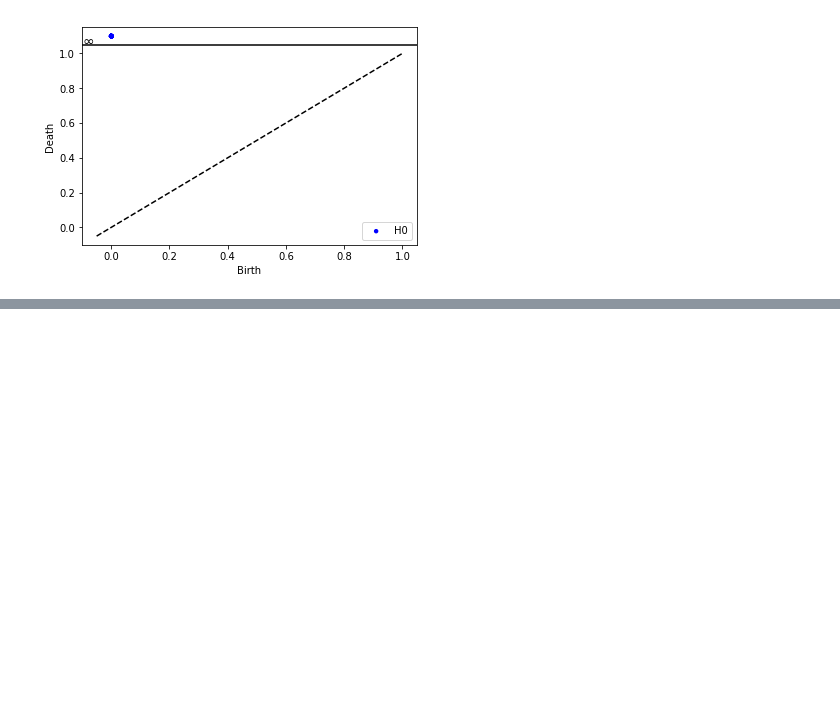
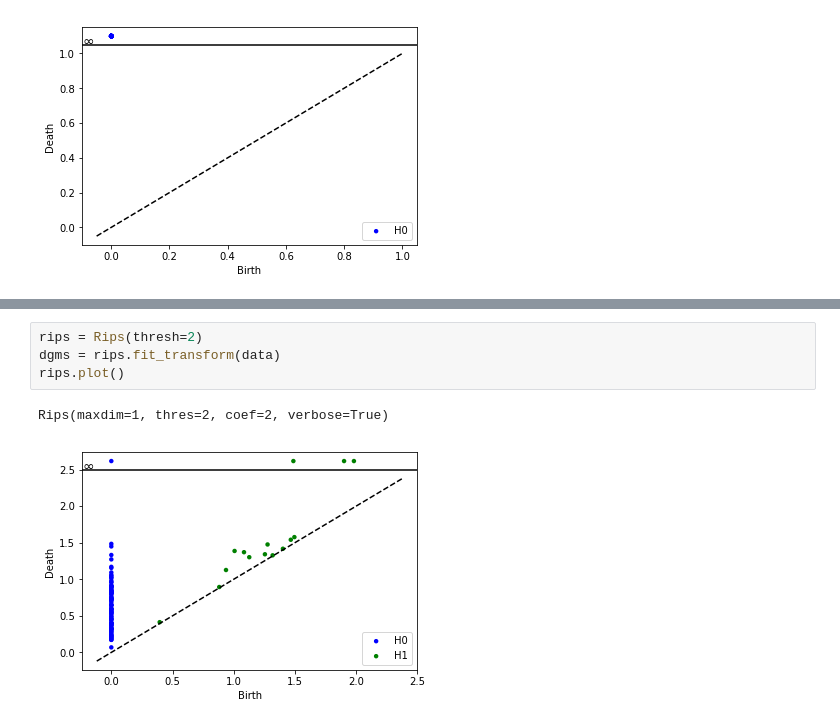
Before and after one commit to Ripser/ripser, a Jupyter notebook: notebooks/Ripser Demonstration.ipynb, the cells around one changed output, grey strips where cells are left out. Saved outputs shown, nothing was run; the diff lists cells and outputs as text; blank space fills up the shorter version.

Commit message:
Adding one more threshold in the notebook to make things slightly more exciting

```diff
--- a/notebooks/Ripser Demonstration.ipynb
+++ b/notebooks/Ripser Demonstration.ipynb
@@ -86,3 +83,10 @@ Rips(maxdim=1, thres=1, coef=2, verbose=True)
+# %%
+rips = Rips(thresh=2)
+dgms = rips.fit_transform(data)
+rips.plot()
+# %% [output]
+Rips(maxdim=1, thres=2, coef=2, verbose=True)
+[figure, added]
 # %%
 rips = Rips(thresh=999)
 dgms = rips.fit_transform(data)
```
Also changed, not shown: parts of 8 cells of this notebook.
